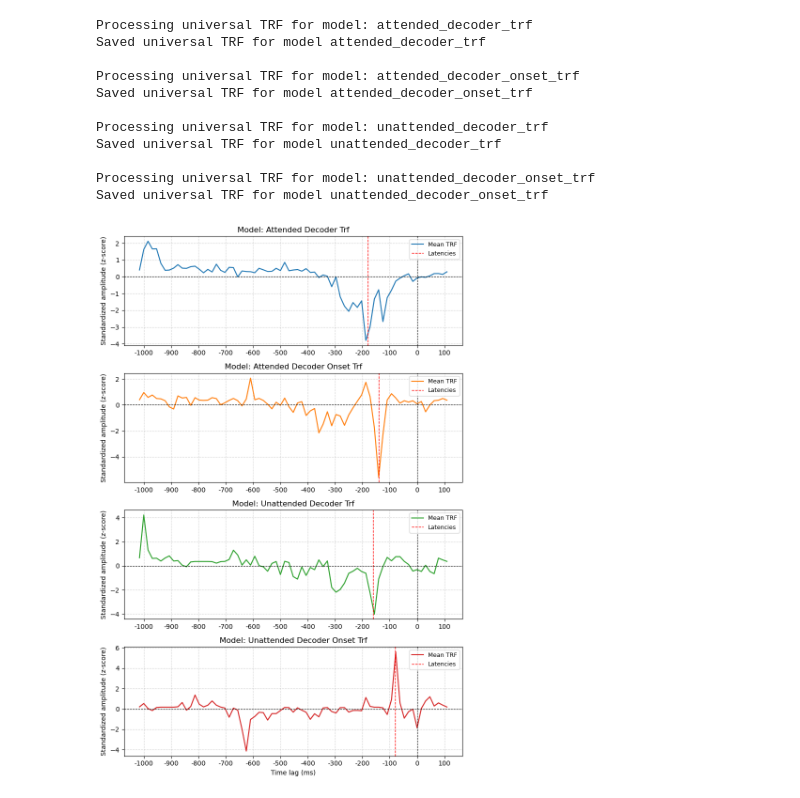
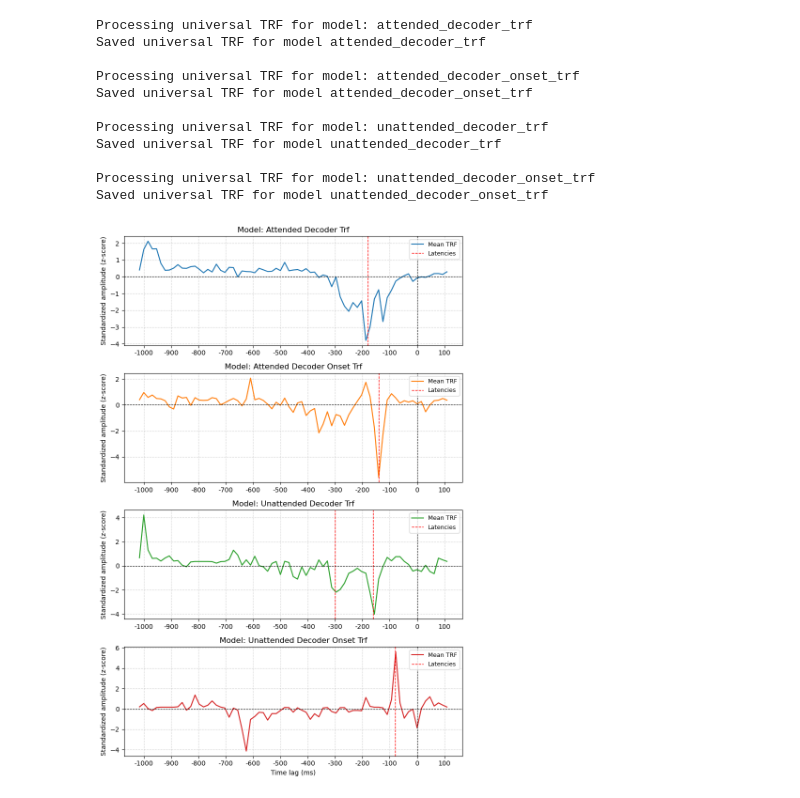
Before and after one commit to sylmester/fuglsang, a Jupyter notebook: figures/backward_model_trf.ipynb, the cells around one changed output. Saved outputs shown, nothing was run; the diff lists cells and outputs as text; code cells hidden in the pictures.

```diff
--- a/figures/backward_model_trf.ipynb
+++ b/figures/backward_model_trf.ipynb
@@ -55,7 +55,7 @@ Saved universal TRF for model unattended_decoder_onset_trf
 latencies_dict = {
     'attended_decoder_trf': [-0.180],    # Envelope TRF latencies
     'attended_decoder_onset_trf': [-0.140],              # Onset TRF latencies
-    'unattended_decoder_trf': [-0.160],  # Envelope TRF latencies
+    'unattended_decoder_trf': [-0.3, -0.160],  # Envelope TRF latencies
     'unattended_decoder_onset_trf': [-0.08]             # Onset TRF latencies
 }
 
@@ -116,31 +116,31 @@ for i, model in enumerate(['attended_decoder_trf', 'attended_decoder_onset_trf',
 
     for j, t in enumerate(latencies):
         if j == 0:
             axes[i].axvline(t * 1000, color='red', linestyle='--', linewidth=1, label='Latencies')
         else:
             axes[i].axvline(t * 1000, color='red', linestyle='--', linewidth=1)
 
     # ----------------------------------------
     # Formatting
     # ----------------------------------------
 
 
     axes[i].set_title(f'Model: {model.replace("_", " ").title()}', fontsize=12)
     axes[i].set_ylabel('Standardized amplitude (z-score)')
     axes[i].axhline(0, linestyle='--', color='black', linewidth=0.8)
     axes[i].axvline(0, linestyle='--', color='black', linewidth=0.8)
     axes[i].grid(True, linestyle='--', alpha=0.5)
     axes[i].legend(loc='upper right', fontsize=9)
 
     # Force x-axis ticks for both plots
     axes[i].xaxis.set_major_locator(MultipleLocator(100))  # every 100 ms
     axes[i].xaxis.set_major_formatter(FormatStrFormatter('%d'))
     axes[i].tick_params(axis='x', labelbottom=True)
 
 # Shared x-axis label
 axes[-1].set_xlabel('Time lag (ms)')
 
 plt.tight_layout()
 plt.show()
 # %% [output]
-[figure, old version]
+[figure, new version]
```
